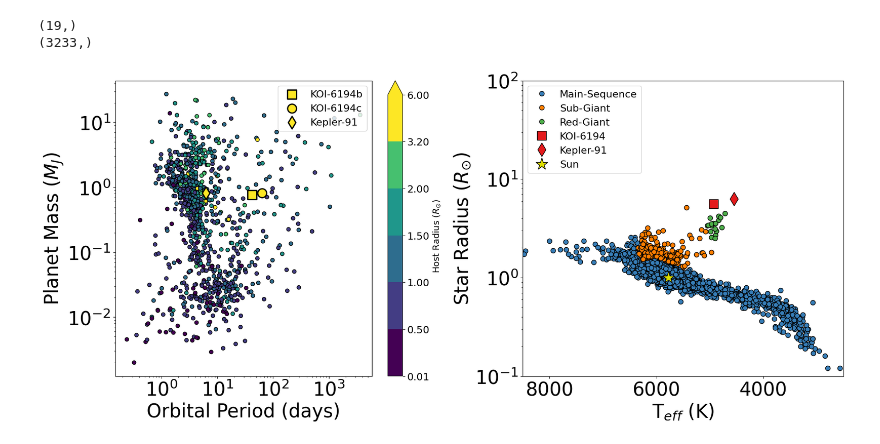
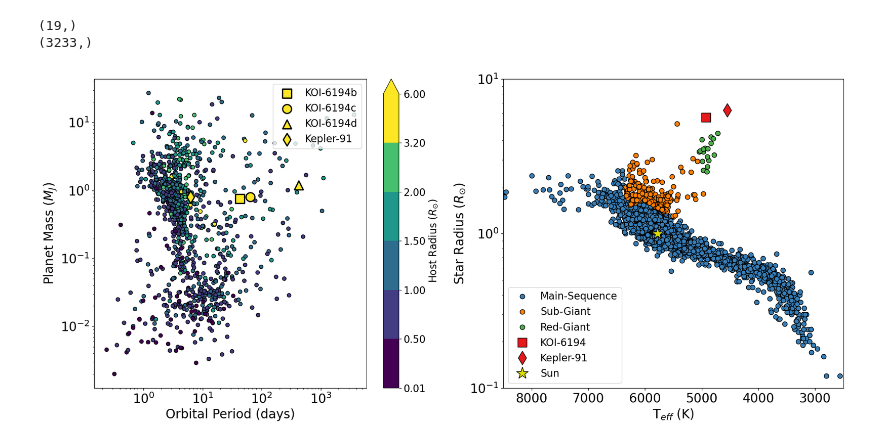
Before and after one commit to SilencePhyxion/KOI6194, a Jupyter notebook: code/Star_Host.ipynb, the cells around one changed output. Saved outputs shown, nothing was run; the diff lists cells and outputs as text; code cells hidden in the pictures.

Commit message:
Added third planet to mass-period plot.

```diff
--- a/code/Star_Host.ipynb
+++ b/code/Star_Host.ipynb
@@ -125,9 +125,17 @@ from matplotlib.colors import BoundaryNorm, ListedColormap, LogNorm, Normalize,
 figure, axes = plt.subplots(1,2,figsize=(18,8),sharex=False,sharey=False)
 
 # KOI-6194 parameters
+# [radius, mass, eccentricity, orbital period, Teff]
 KOI6194b = [9.829/10, 0.76,  0.16, 42.30, 4725.29, 0]
 KOI6194c = [0, 0.81, 0.18, 63.53,4725.29, 0]
+KOI6194d = [0, 1.20, 0.04, 423,4725.29, 0]
+KOI_planet_arr = [KOI6194b, KOI6194c, KOI6194d]
+KOI_planet_labels = ["KOI-6194b", "KOI-6194c", "KOI-6194d"]
+markers = ['s', 'o', '^']
 KOI6194_rad = 5.632
+
+# plotting stuff
+fontsize = 20
 
 # Kepler-91 parameters
 Kepler91_rad = rad_new[np.argmax(rad_new)]
@@ -148,10 +156,15 @@ scatter = ax.scatter(period_new,mass_new,c=rad_new,cmap=cmap,
                      norm=norm,edgecolors='k')
 # scatter = ax.scatter(period_new,rad_pl_new,c=rad_new,cmap=cmap,
 #                      norm=norm,edgecolors='k')
-ax.scatter(KOI6194b[3],KOI6194b[1],c=KOI6194_rad,cmap=scatter.cmap,norm=scatter.norm,marker='s',
-                            edgecolor='k',linewidth=2,s=200,label='KOI-6194b')
-ax.scatter(KOI6194c[3],KOI6194c[1],c=KOI6194_rad,cmap=scatter.cmap,norm=scatter.norm,marker='o',
-                            edgecolor='k',linewidth=2,s=200,label='KOI-6194c')
+for KOI_planet, planet_label, m in zip(KOI_planet_arr, KOI_planet_labels, markers):
+    ax.scatter(KOI_planet[3],KOI_planet[1],c=KOI6194_rad,cmap=scatter.cmap,norm=scatter.norm,marker=m,
+                                edgecolor='k',linewidth=2,s=200,label=planet_label)
+# ax.scatter(KOI6194b[3],KOI6194b[1],c=KOI6194_rad,cmap=scatter.cmap,norm=scatter.norm,marker='s',
+#                             edgecolor='k',linewidth=2,s=200,label='KOI-6194b')
+# ax.scatter(KOI6194c[3],KOI6194c[1],c=KOI6194_rad,cmap=scatter.cmap,norm=scatter.norm,marker='o',
+#                             edgecolor='k',linewidth=2,s=200,label='KOI-6194c')
+# ax.scatter(KOI6194d[3],KOI6194d[1],c=KOI6194_rad,cmap=scatter.cmap,norm=scatter.norm,marker='o',
+#                             edgecolor='k',linewidth=2,s=200,label='KOI-6194c')
 ax.scatter(Kepler91_per,Kepler91_pl_mass,c=Kepler91_rad,cmap=scatter.cmap,norm=scatter.norm,marker='d',
                             edgecolor='k',linewidth=2,s=200,label='Kepler-91')
 ax.set_xscale('log')
@@ -160,7 +173,7 @@ ax.set_xlabel('Orbital Period (days)', fontsize=fontsize)
 ax.set_ylabel('Planet Mass ($M_J$)', fontsize=fontsize)
 ax.tick_params(axis='both', which='major', labelsize=fontsize)
 cbar = figure.colorbar(scatter,ax=ax,extend='max')
-cbar.set_label(r'Host Radius ($R_{\odot}$)',fontsize=14)
+cbar.set_label(r'Host Radius ($R_{\odot}$)',fontsize=fontsize-4)
 cbar.ax.tick_params(labelsize=16)
 ax.legend(loc='upper right',fontsize=16)
 
@@ -173,34 +186,34 @@ ax.semilogy(teff_new[cl == 1],rad_new[cl == 1],'.',markersize=point_size, marker
 
 rad_RG = rad_new[cl == 2]
 teff_RG = teff_new[cl == 2]
 
 ax.semilogy(teff_RG,rad_RG,'.',markersize=point_size, markerfacecolor=CB_color_cycle[2],
             markeredgecolor='k', markeredgewidth=1,label='Red-Giant')
 #KIC 9145861 paras from exoplanet
 KIC_logg = 3.02
 KIC_teff = 4926
 KIC_rad = 5.6323
 # sun paras
 Sun_logg = 4.44
 Sun_teff = 5778
 Sun_rad = 1.0
 
 ax.semilogy(KIC_teff,KIC_rad,'s',markersize=point_size,
             markerfacecolor=CB_color_cycle[7], markeredgecolor='k', markeredgewidth=1,label='KOI-6194')
 ax.semilogy(Kepler91_teff,Kepler91_rad,'d',markersize=point_size,
             markerfacecolor=CB_color_cycle[7], markeredgecolor='k', markeredgewidth=1,label='Kepler-91')
 
 ax.semilogy(Sun_teff,Sun_rad,'*',markersize=20,
              markerfacecolor=CB_color_cycle[8], markeredgecolor='k', markeredgewidth=1,label='Sun')
 ax.set_xlim([8500,2500])
 ax.set_ylim([0.1,100])
 ax.set_ylabel(r'Star Radius ($R_{\odot}$)',fontsize=fontsize)
 ax.tick_params(axis='both', which='major', labelsize=fontsize)
 ax.set_xlabel(r'T$_{eff}$ (K)', fontsize=fontsize)
-_ = ax.legend(loc='upper left',fontsize=16)
+_ = ax.legend(loc='lower left',fontsize=16)
 
+ax.set_ylim(0.1,10)
 plt.tight_layout()
-
-figure.savefig('KOI_6194_Exoplanet_Hosts.png',facecolor='w',dpi=100,bbox_inches='tight')
+figure.savefig('KOI_6194_Exoplanet_Hosts.pdf',facecolor='w',bbox_inches='tight')
 # %% [output]
-[figure, old version]
+[figure, new version]
```
Also changed, not shown: parts of 1 cell of this notebook, 2 other files.
